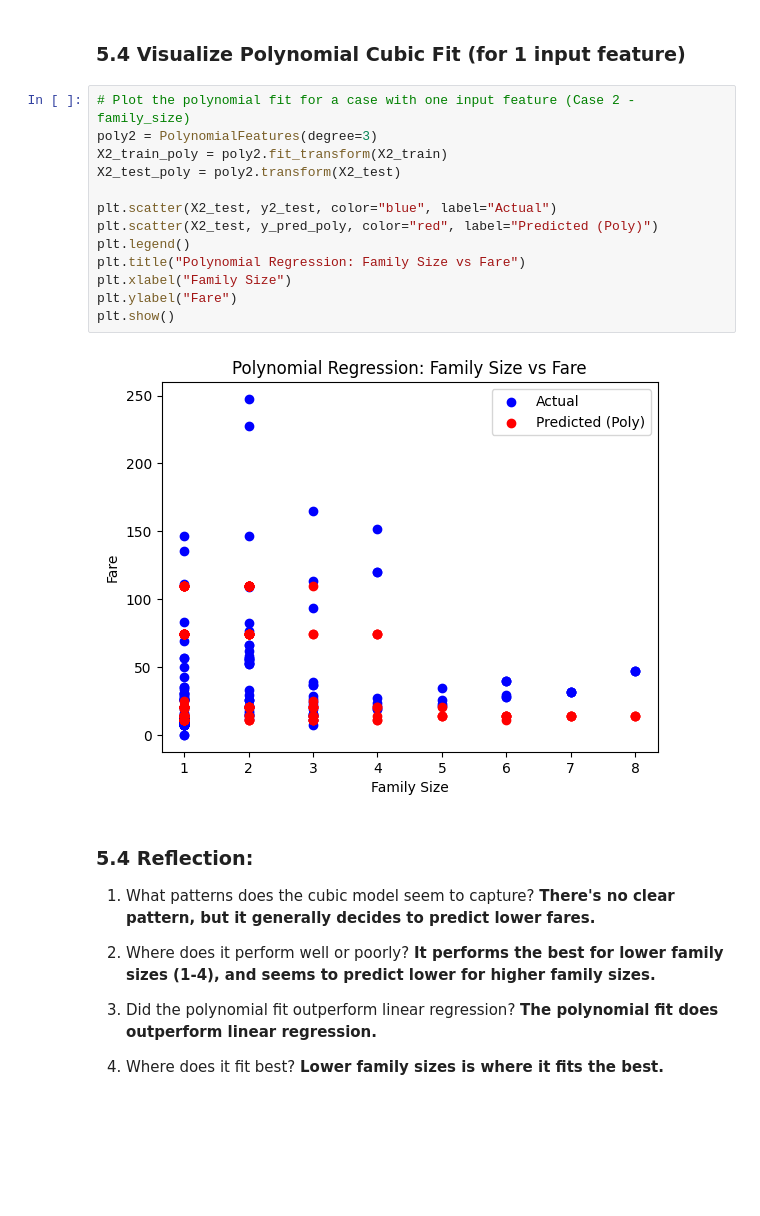
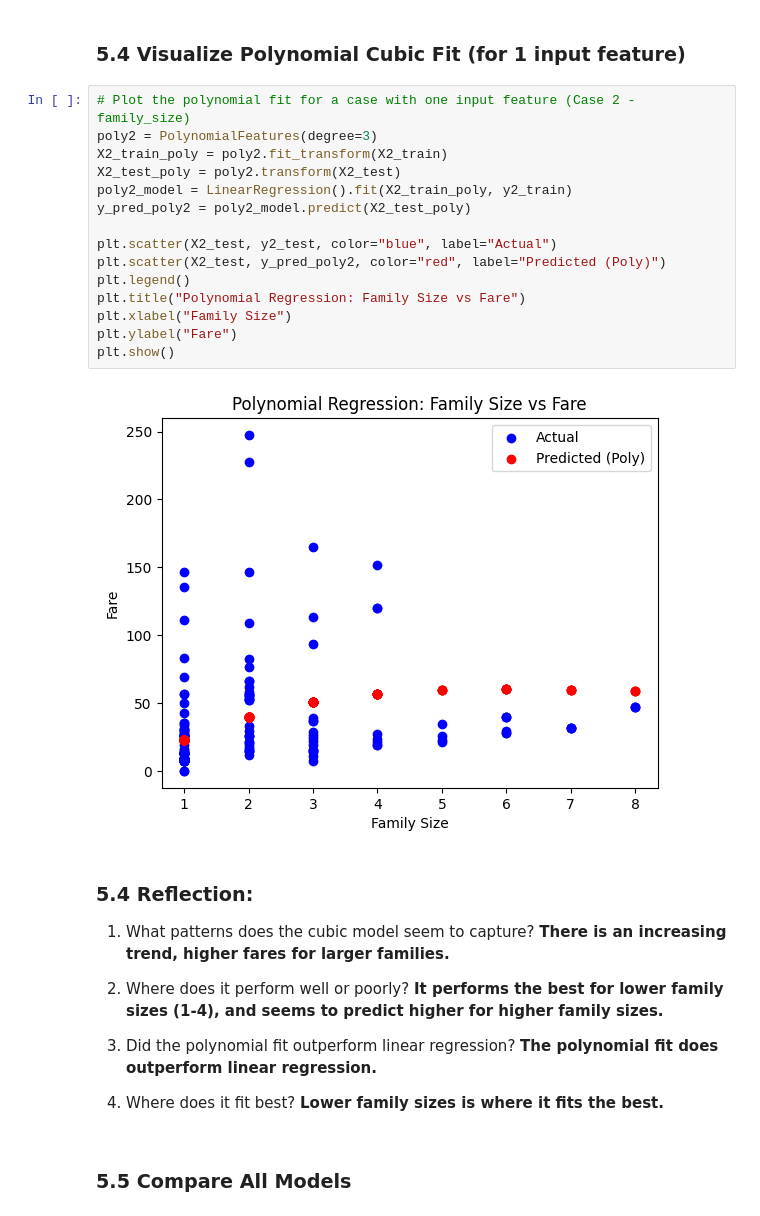
Before and after one commit to DMill31/applied-ml-miller, a Jupyter notebook: notebooks/project04/ml04_miller.ipynb, the cells around one changed output. Cells and saved outputs as stored; diff of their text form; blank space fills up the shorter version.

Commit message:
Fixed polynomial visual and added summary stats to p4

```diff
--- a/notebooks/project04/ml04_miller.ipynb
+++ b/notebooks/project04/ml04_miller.ipynb
@@ -282,25 +282,29 @@ y_pred_poly = poly_model.predict(X_test_poly)
 # %%
 # Plot the polynomial fit for a case with one input feature (Case 2 - family_size)
 poly2 = PolynomialFeatures(degree=3)
 X2_train_poly = poly2.fit_transform(X2_train)
 X2_test_poly = poly2.transform(X2_test)
+poly2_model = LinearRegression().fit(X2_train_poly, y2_train)
+y_pred_poly2 = poly2_model.predict(X2_test_poly)
 
 plt.scatter(X2_test, y2_test, color="blue", label="Actual")
-plt.scatter(X2_test, y_pred_poly, color="red", label="Predicted (Poly)")
+plt.scatter(X2_test, y_pred_poly2, color="red", label="Predicted (Poly)")
 plt.legend()
 plt.title("Polynomial Regression: Family Size vs Fare")
 plt.xlabel("Family Size")
 plt.ylabel("Fare")
 plt.show()
 # %% [output]
-[figure, old version]
+[figure, new version]
 # %% [markdown]
 ### 5.4 Reflection:
 
-1) What patterns does the cubic model seem to capture?  **There's no clear pattern, but it generally decides to predict lower fares.**
+1) What patterns does the cubic model seem to capture?  **There is an increasing trend, higher fares for larger families.**
 
-2) Where does it perform well or poorly?  **It performs the best for lower family sizes (1-4), and seems to predict lower for higher family sizes.**
+2) Where does it perform well or poorly?  **It performs the best for lower family sizes (1-4), and seems to predict higher for higher family sizes.**
 
 3) Did the polynomial fit outperform linear regression?  **The polynomial fit does outperform linear regression.**
 
 4) Where does it fit best?  **Lower family sizes is where it fits the best.**
+# %% [markdown]
+### 5.5 Compare All Models
```
Also changed, not shown: parts of 3 cells of this notebook.
